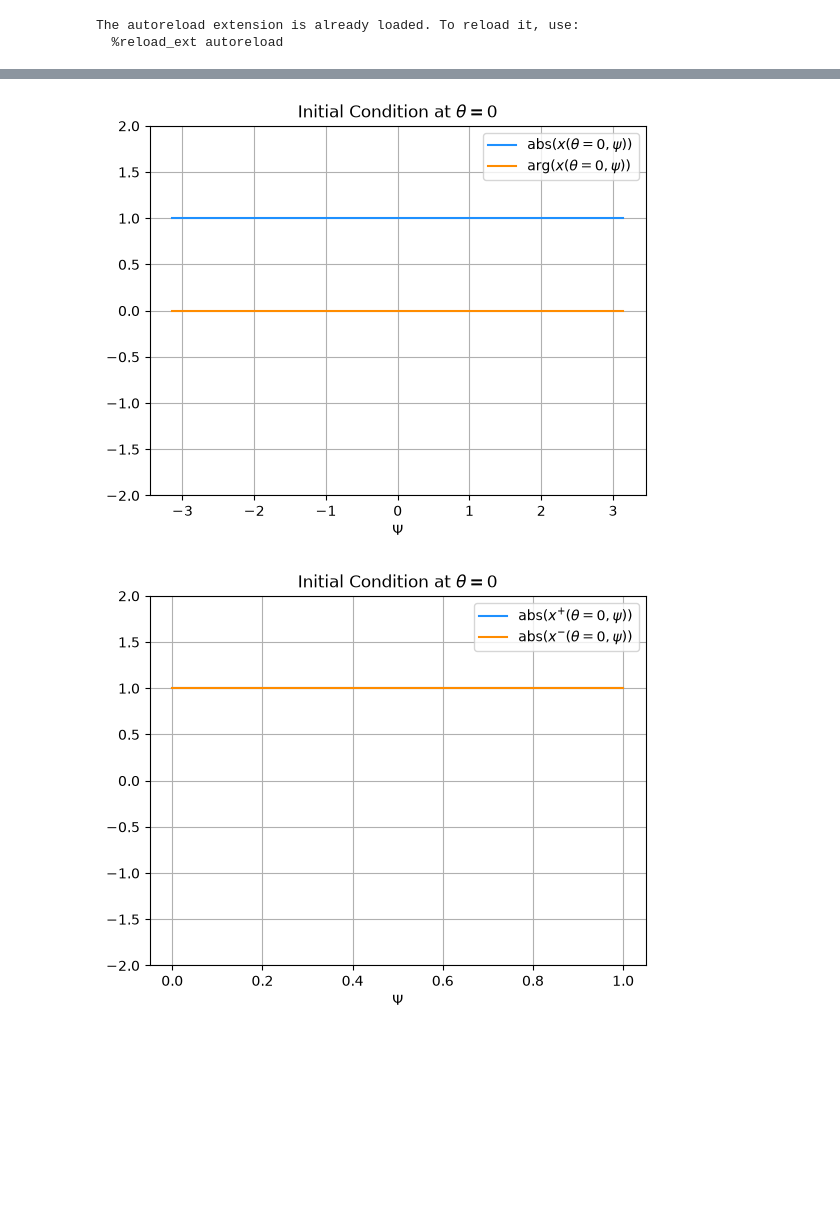
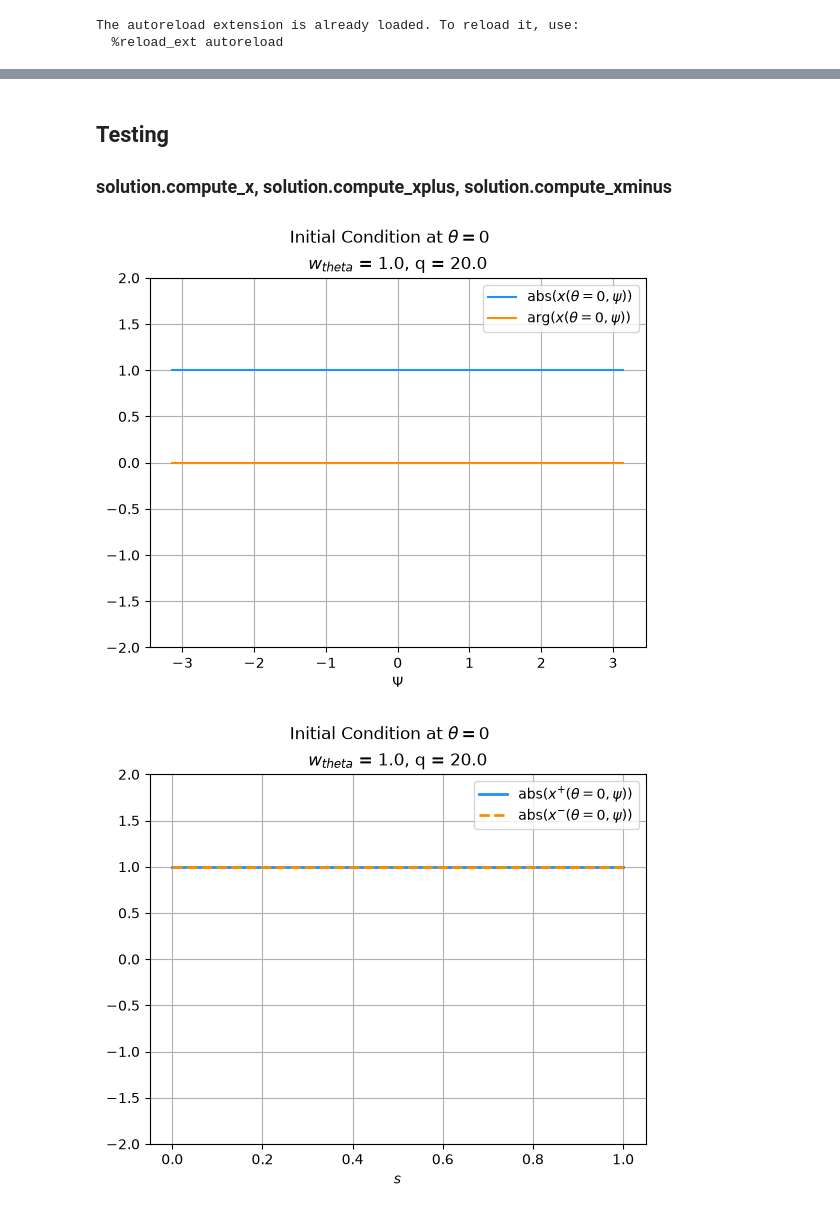
Before and after one commit to gonza94/pyABS, a Jupyter notebook: examples/eigensystem.ipynb, the cells around one changed output, grey strips where cells are left out. Drawn from its saved outputs; the diff is of its cells as text; code cells hidden in the pictures; blank space fills up the shorter version.

```diff
--- a/examples/eigensystem.ipynb
+++ b/examples/eigensystem.ipynb
@@ -20,6 +20,6 @@ from pyabs.solvers.eigensolvers import solve_eigenvalues, solve_eigensystem, sol
 # %%
-n_max=5
-basis = build_abs_basis(np, ABSBasisConfig(n_max=n_max, q=0))
+n_max=50
+basis = build_abs_basis(np, ABSBasisConfig(n_max=n_max, q=20))
 # %%
 theta_wake = ThetaWake(W0=1)
 # %%
@@ -32,27 +36,32 @@ eigenvectors= np.array(eigensolution.eigenvectors)
 # %%
 solution = solve_system(matrix, A0=1)
+# %% [markdown]
+## Testing
+
+### solution.compute_x, solution.compute_xplus, solution.compute_xminus
 # %%
 psi_range = np.linspace(-np.pi, np.pi, 100)
 yabs = []
 yarg = []
 for psi in psi_range:
     soln = solution.compute_x(theta=0, psi=psi)
     yabs.append(np.abs(soln))
     yarg.append(np.angle(soln))
 
 fig, ax = plt.subplots()
 ax.set_ylim(-2,2)
-plt.title(r"Initial Condition at $\theta = 0$")
+plt.suptitle(r"Initial Condition at $\theta = 0$")
+plt.title(r"$w_{theta}$ = 1.0, q = 20.0")
 plt.grid()
 plt.plot(psi_range, yabs, color='dodgerblue', label = r"abs($x$($\theta=0, \psi$))")
 plt.plot(psi_range, yarg, color='darkorange', label = r"arg($x$($\theta=0, \psi$))")
 #ax.set_ylabel(r"$\nu_{k}$")
 plt.legend()
 ax.set_xlabel(r"$\Psi$")
 plt.savefig("../../plots/initial_condition_confirmation.png", dpi=300)
 plt.show()
 # %% [output]
-[figure, old version]
+[figure, new version]
 # %%
 s_range = np.linspace(0, 1, 100)
 plusabs = []
@@ -65,17 +74,18 @@ for s in s_range:
 
 fig, ax = plt.subplots()
 ax.set_ylim(-2,2)
-plt.title(r"Initial Condition at $\theta = 0$")
+plt.suptitle(r"Initial Condition at $\theta = 0$")
+plt.title(r"$w_{theta}$ = 1.0, q = 20.0")
 plt.grid()
-plt.plot(s_range, plusabs, color='dodgerblue', label = r"abs($x^{\plus}$($\theta=0, \psi$))")
-plt.plot(s_range, minusabs, color='darkorange', label = r"abs($x^{\minus}$($\theta=0, \psi$))")
+plt.plot(s_range, plusabs, color='dodgerblue',lw=2.0, label = r"abs($x^{\plus}$($\theta=0, \psi$))")
+plt.plot(s_range, minusabs, color='darkorange',lw=2.0, ls = "--", label = r"abs($x^{\minus}$($\theta=0, \psi$))")
 #ax.set_ylabel(r"$\nu_{k}$")
 plt.legend()
-ax.set_xlabel(r"$\Psi$")
+ax.set_xlabel(r"$s$")
 plt.savefig("../../plots/initialcond_sversion.png", dpi=300)
 plt.show()
 # %% [output]
-[figure, old version]
+[figure, new version]
 # %%
 s_range = np.linspace(0, 1, 100)
 logplusabs = []
```
Also changed, not shown: parts of 7 cells of this notebook, 6 other files.
